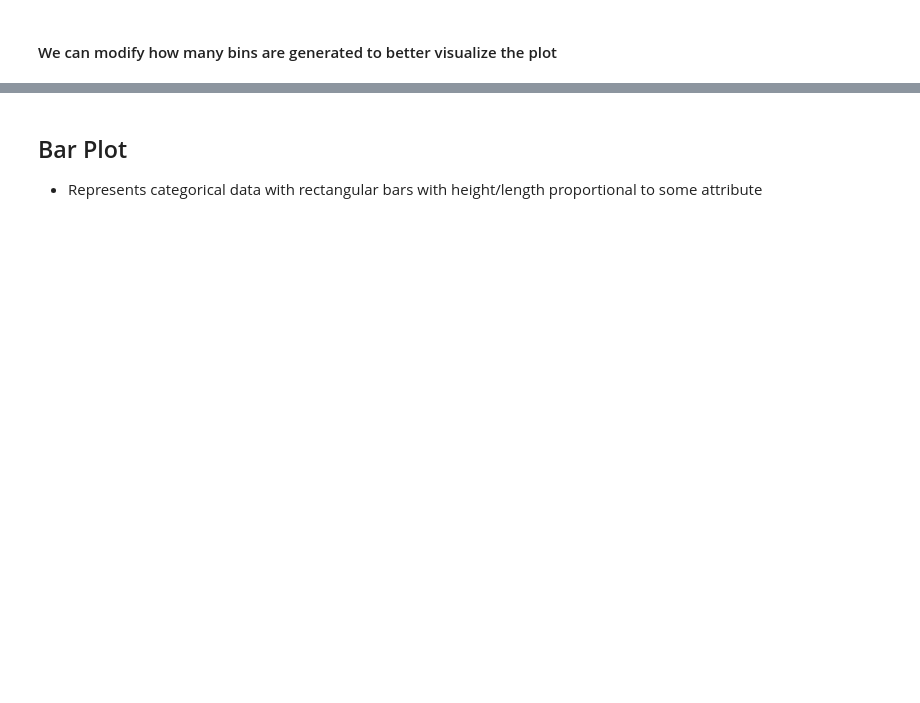
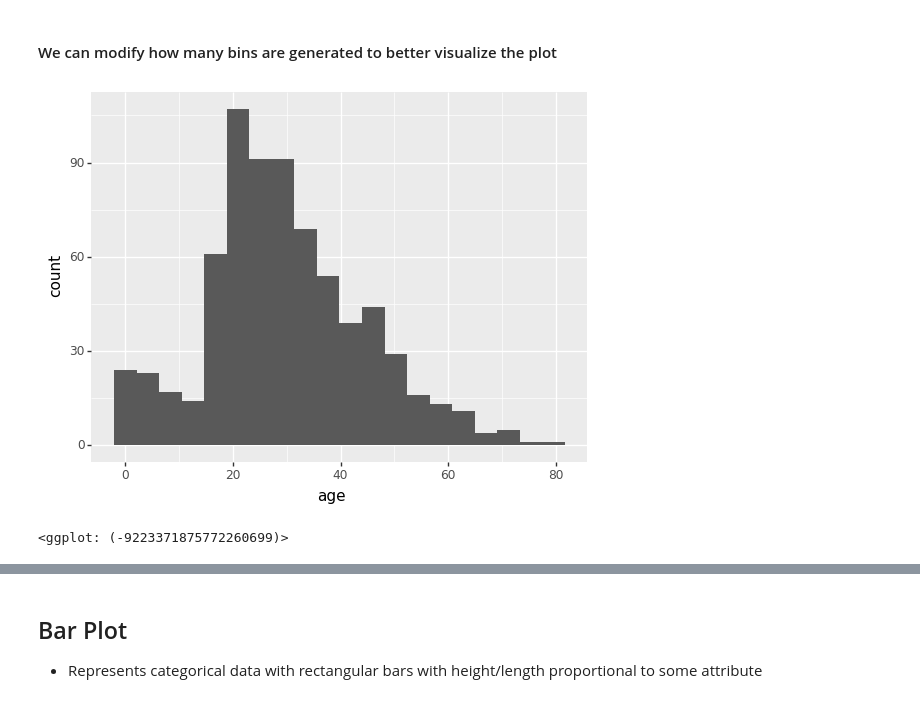
Before and after one commit to h3amza/CPSC392, a Jupyter notebook: Lectures/05-visualizations.ipynb, the cells around one changed output, grey strips where cells are left out. Saved outputs shown, nothing was run; the diff lists cells and outputs as text; code cells hidden in the pictures; blank space fills up the shorter version.

```diff
--- a/Lectures/05-visualizations.ipynb
+++ b/Lectures/05-visualizations.ipynb
@@ -62,7 +112,10 @@ titanic['age'].describe()
 # %% [markdown]
 #### We can modify how many bins are generated to better visualize the plot
 # %%
-ggplot(titanic,aes(x = 'age'))+geom_histogram(bins=15)
+ggplot(titanic,aes(x = 'age'))+geom_histogram(bins=20)
+# %% [output]
+[figure, added]
+<ggplot: (-9223371875772260699)>
 # %% [markdown]
 ![Image of Yaktocat](https://chartio.com/assets/7fe114/tutorials/charts/histograms/64918b209c6e60b56bee9d8c7ba22dcd854370078e6b8377f272c85119080728/histogram-example-2.png)
 # %% [markdown]
```
Also changed, not shown: parts of 17 cells of this notebook.
